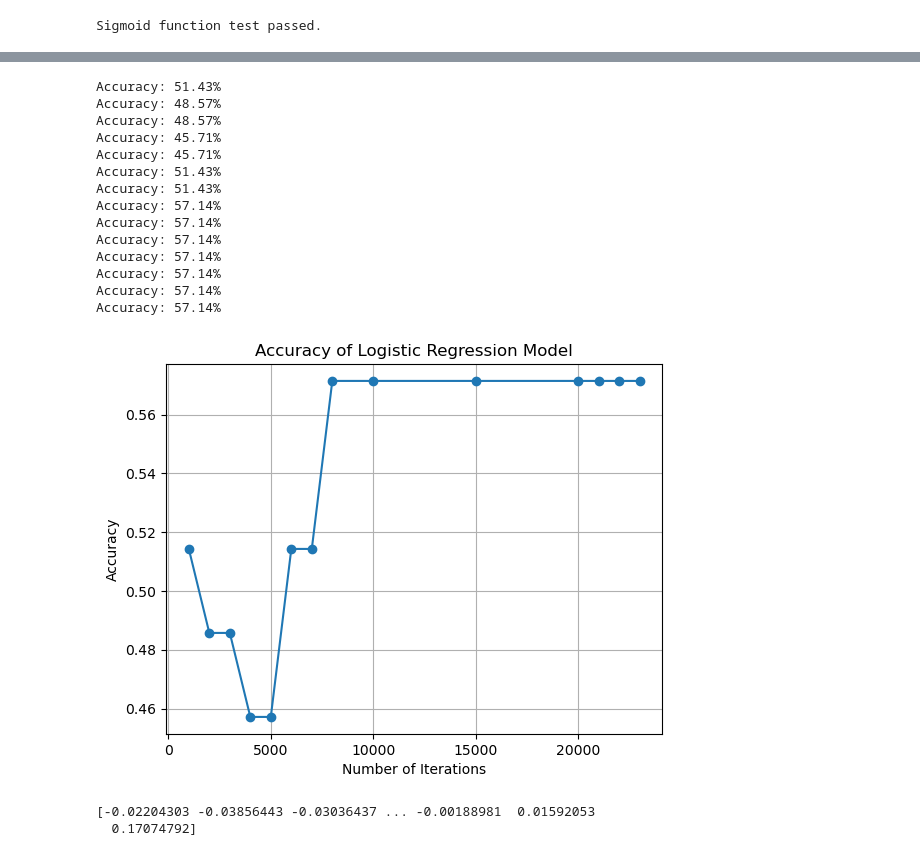
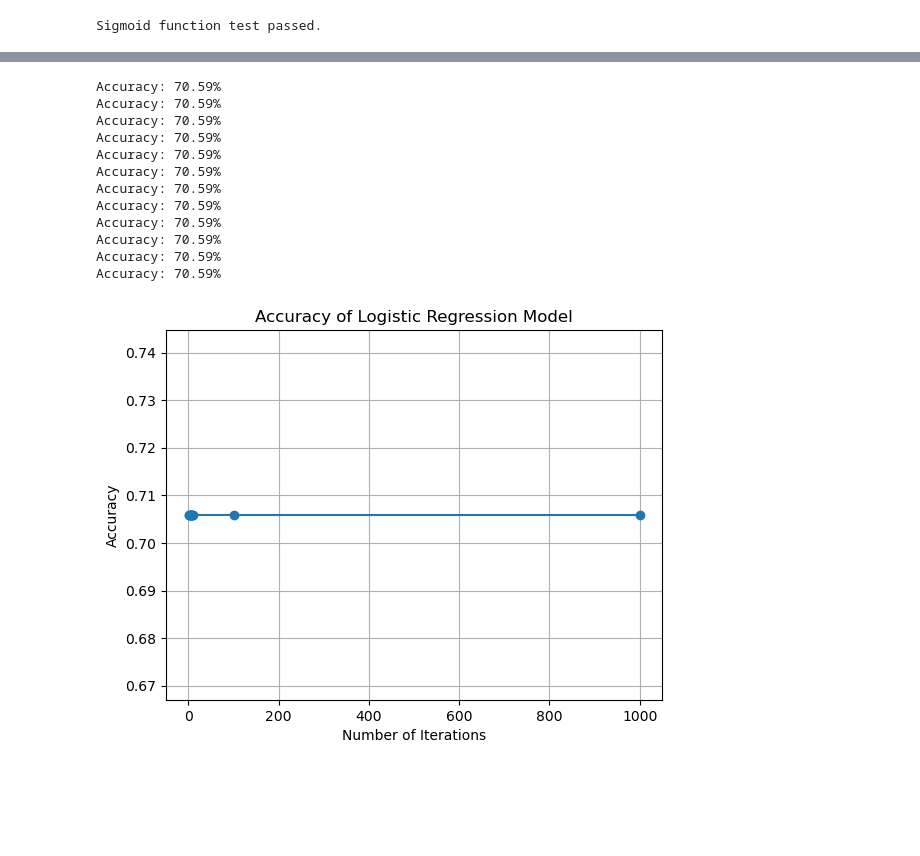
Before and after one commit to jonazhu/02620_ml_group5, a Jupyter notebook: FeatureEliminationLogisticRegression.ipynb, the cells around one changed output, grey strips where cells are left out. Saved outputs shown, nothing was run; the diff lists cells and outputs as text; code cells hidden in the pictures; blank space fills up the shorter version.

```diff
--- a/FeatureEliminationLogisticRegression.ipynb
+++ b/FeatureEliminationLogisticRegression.ipynb
@@ -38,11 +47,11 @@ def logistic_regression(X, y, learning_rate=0.001, n_iters=1000):
     """
     n_samples, n_features = X.shape
 
-    # Initialize parameters
+    #Initialize parameters
     weights = np.zeros(n_features)
     bias = 0
 
-    # Gradient descent
+    #Gradient descent
     for _ in range(n_iters):
         # Linear combination of weights and features, plus bias
         linear_model = np.dot(X, weights) + bias
@@ -68,14 +77,6 @@ def logistic_regression_predict(X, weights, bias):
     y_predicted_cls = [1 if i > 0.5 else 0 for i in y_predicted]
     return np.array(y_predicted_cls)
 
-"""
-def sigmoid(x):
-    if -x > np.log(np.finfo(type(x)).max):
-        return 0.0
-    dist = np.exp(-value)
-    return 1 / (1 + dist)
-"""
-
 def select_best_feature(X, y, selected_features):
     remaining_features = [i for i in range(X.shape[1]) if i not in selected_features]
     best_score = -np.inf
@@ -98,6 +99,18 @@ def select_best_feature(X, y, selected_features):
 def compute_score(y_true, y_pred):
     accuracy = np.sum(y_true == y_pred) / len(y_true)
     return accuracy
+
+def standard_scaler(X):
+    # Calculate the mean of each feature
+    means = X.mean(axis=0)
+
+    # Calculate the standard deviation of each feature
+    stds = X.std(axis=0)
+
+    # Apply standard scaling to each feature
+    scaled_X = (X - means) / stds
+
+    return scaled_X
 # %%
 def test_compute_score():
     #Test cases
@@ -192,8 +203,7 @@ print("Shape of X_test:", X_test.shape)
 print("Shape of y_train:", y_train.shape)
 print("Shape of y_test:", y_test.shape)
 
-#Normalize TEST using standard scaler
-sc = StandardScaler()
-X_train = sc.fit_transform(X_train)
-X_test = sc.transform(X_test)
+#Normalize TEST using custom standard scaler function
+X_train = standard_scaler(X_train)
+X_test = standard_scaler(X_test)
 # %% [output]
@@ -231,48 +241,40 @@ print(y_test)
 # %%
 #Switch hyperparameters up
 learning_rate = 0.001
-num_iterations_list = [1000, 2000, 3000, 4000, 5000, 6000, 7000, 8000, 10000, 15000, 20000, 21000, 22000, 23000]
+num_iterations_list = [1,2,3,4,5,6,7,8,9,10, 100, 1000]
 
 #Train the logistic regression model and evaluate accuracy for each number of iterations
 accuracy_scores = []
 for num_iterations in num_iterations_list:
     #Training step
     weights, bias = logistic_regression(X_train, y_train, learning_rate, num_iterations)
 
     #Make predictions on the test data
     y_pred = logistic_regression_predict(X_test, weights, bias)
 
     #Calculate accuracy
     acc = compute_score(y_test, y_pred)
     print("Accuracy: {:.2f}%".format(acc* 100))
     accuracy_scores.append(acc)
 
 #Plot accuracy over iterations
 plt.plot(num_iterations_list, accuracy_scores, marker='o')
 plt.xlabel('Number of Iterations')
 plt.ylabel('Accuracy')
 plt.title('Accuracy of Logistic Regression Model')
 plt.grid(True)
 plt.show()
 # %% [output]
-Accuracy: 51.43%
-Accuracy: 48.57%
-Accuracy: 48.57%
-Accuracy: 45.71%
-Accuracy: 45.71%
-Accuracy: 51.43%
-Accuracy: 51.43%
-Accuracy: 57.14%
-Accuracy: 57.14%
-Accuracy: 57.14%
-Accuracy: 57.14%
-Accuracy: 57.14%
-Accuracy: 57.14%
-Accuracy: 57.14%
+Accuracy: 70.59%
+Accuracy: 70.59%
+Accuracy: 70.59%
+Accuracy: 70.59%
+Accuracy: 70.59%
+Accuracy: 70.59%
+Accuracy: 70.59%
+Accuracy: 70.59%
+Accuracy: 70.59%
+Accuracy: 70.59%
+Accuracy: 70.59%
+Accuracy: 70.59%
-[figure, old version]
+[figure, new version]
-# %%
-#Evaluate coefficients
-print(weights)
-# %% [output]
-[-0.02204303 -0.03856443 -0.03036437 ... -0.00188981  0.01592053
-  0.17074792]
```
Also changed, not shown: parts of 10 cells of this notebook, 1 other file.
